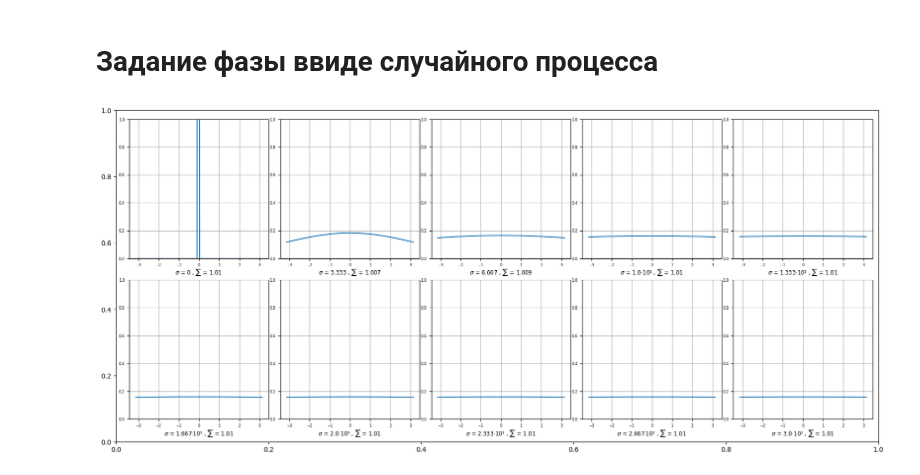
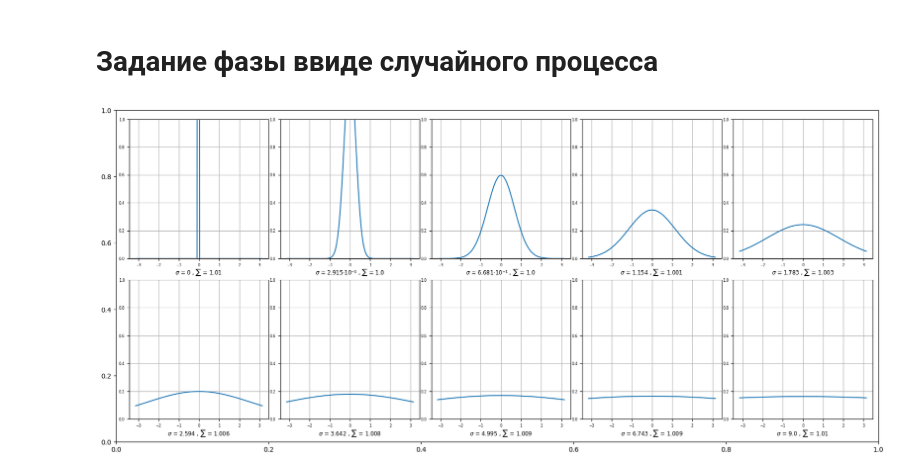
Before and after one commit to Belashov641618/DNN, a Jupyter notebook: collab/Incoherent.ipynb, the cells around one changed output. Saved outputs shown, nothing was run; the diff lists cells and outputs as text; code cells hidden in the pictures.

```diff
--- a/collab/Incoherent.ipynb
+++ b/collab/Incoherent.ipynb
@@ -175,35 +175,33 @@ plot.show()
 # %%
 def modified_gauss(sigma_array:torch.Tensor, x_array:torch.Tensor):
   sigma_mesh, x_mesh = torch.meshgrid(sigma_array, x_array, indexing='ij')
   limits = torch.zeros_like(x_mesh, device=x_array.device)
   index = torch.abs(x_array).argmin()
   limits[:, index] = 1.0 * x_array.size(0) / (x_array[-1] - x_array[0])
   return torch.where(sigma_mesh != 0, torch.exp(-0.5*(x_mesh/sigma_mesh)**2) / (numpy.sqrt(2*torch.pi)*sigma_mesh*torch.erf(torch.pi / (numpy.sqrt(2)*sigma_mesh))), limits)
 
-
-
 rows = 2
 cols = 5
 
-sigma_limits = (0, 30)
+sigma_limits = (0, 1)
 sigma_count = int(rows * cols)
-sigma_array = torch.linspace(*sigma_limits, sigma_count, device=device)
+sigma_array = torch.logspace(*sigma_limits, sigma_count, 10, device=device) - 1.0
 
 x_limits = (-torch.pi, +torch.pi)
 x_count = 100
 x_array = torch.linspace(*x_limits, x_count, device=device)
 
 results = modified_gauss(sigma_array, x_array)
 
 plot = TiledPlot(16, 8)
 plot.FontLibrary.MultiplyFontSize(0.7)
 for (row, col), data, sigma in zip(product(range(rows), range(cols)), results, sigma_array):
   axes = plot.axes.add(col, row)
   axes.plot(x_array.cpu(), data.cpu())
   axes.grid(True)
   axes.set_ylim(0.,1.)
   plot.graph.description(f"$\sigma$ = {Format.Scientific(sigma.item())}, $\sum$ = {Format.Scientific((torch.sum(data) * (x_array[1] - x_array[0])).item())}")
 
 plot.show()
 # %% [output]
-[figure, old version]
+[figure, new version]
```
